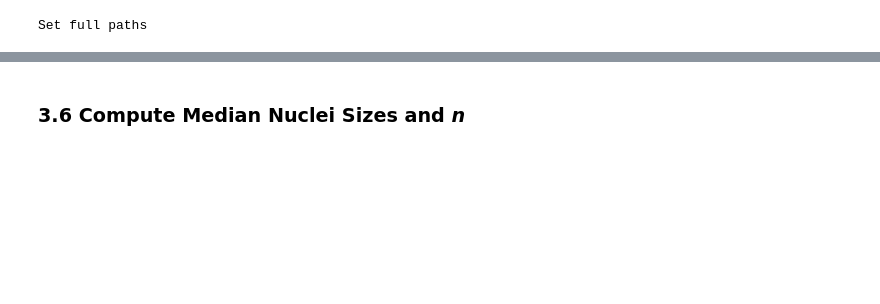
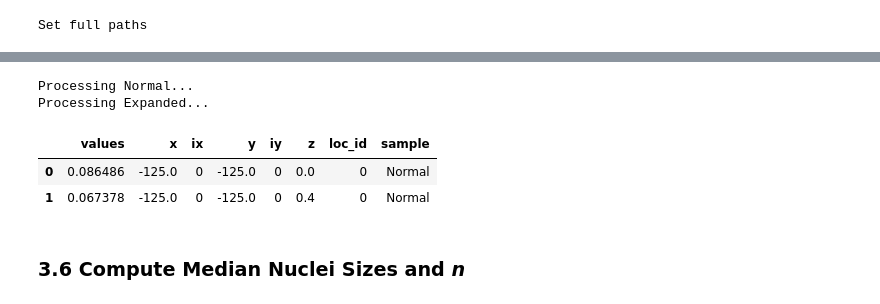
Before and after one commit to CorbanSwain/ExM-Demo-Figures, a Jupyter notebook: source/supplementary_file_xx-thickness-analysis.ipynb, the cells around one changed output, grey strips where cells are left out. Drawn from its saved outputs; the diff is of its cells as text; code cells hidden in the pictures; blank space fills up the shorter version.

```diff
--- a/source/supplementary_file_xx-thickness-analysis.ipynb
+++ b/source/supplementary_file_xx-thickness-analysis.ipynb
@@ -431,3 +436,54 @@ Delete lists printed; done.
+# %%
+long_df = None
+
+for dset in (normal_dset, expanded_dset):
+    print(f'Processing {dset.name:s}...')
+    x_vec = dset.coordinates[Dim.X].vector
+    y_vec = dset.coordinates[Dim.Y].vector
+    z_vec = dset.coordinates[Dim.Z].vector
+
+    # get the index for each border location
+    x_idxs = np.searchsorted(
+        x_vec,
+        analysis_border_vec)
+    y_idxs = np.searchsorted(
+        y_vec,
+        analysis_border_vec)
+
+    im_data = dset.image_ndarray
+
+    iterator = it.product(range(analysis_num_rows), range(analysis_num_rows))
+    for ix, iy in iterator:
+        im_sample = im_data[
+            :,
+            y_idxs[iy]:y_idxs[iy + 1],
+            x_idxs[ix]:x_idxs[ix + 1]]
+        im_sample = normalize_vector(
+            np.average(im_sample, axis=(1, 2), keepdims=False))
+
+        new_df = pd.DataFrame({
+            'values': im_sample,
+            'x': analysis_loc_vec[ix],
+            'ix': ix,
+            'y': analysis_loc_vec[iy],
+            'iy': iy,
+            'z': z_vec,
+            'loc_id': f'{ix + (iy * analysis_num_rows)}',
+            'sample': dset.name,})
+        if long_df is None:
+            long_df = new_df
+            continue
+        long_df = pd.concat([long_df, new_df], axis=0, ignore_index=True)
+
+
+
+long_df.head(2)
+# %% [output]
+Processing Normal...
+Processing Expanded...
+|  | values | x | ix | y | iy | z | loc_id | sample |
+| 0 | 0.086486 | -125.0 | 0 | -125.0 | 0 | 0.0 | 0 | Normal |
+| 1 | 0.067378 | -125.0 | 0 | -125.0 | 0 | 0.4 | 0 | Normal |
 # %% [markdown]
 ### 3.6 Compute Median Nuclei Sizes and *n*
 # %%
```
Also changed, not shown: parts of 14 cells of this notebook.
